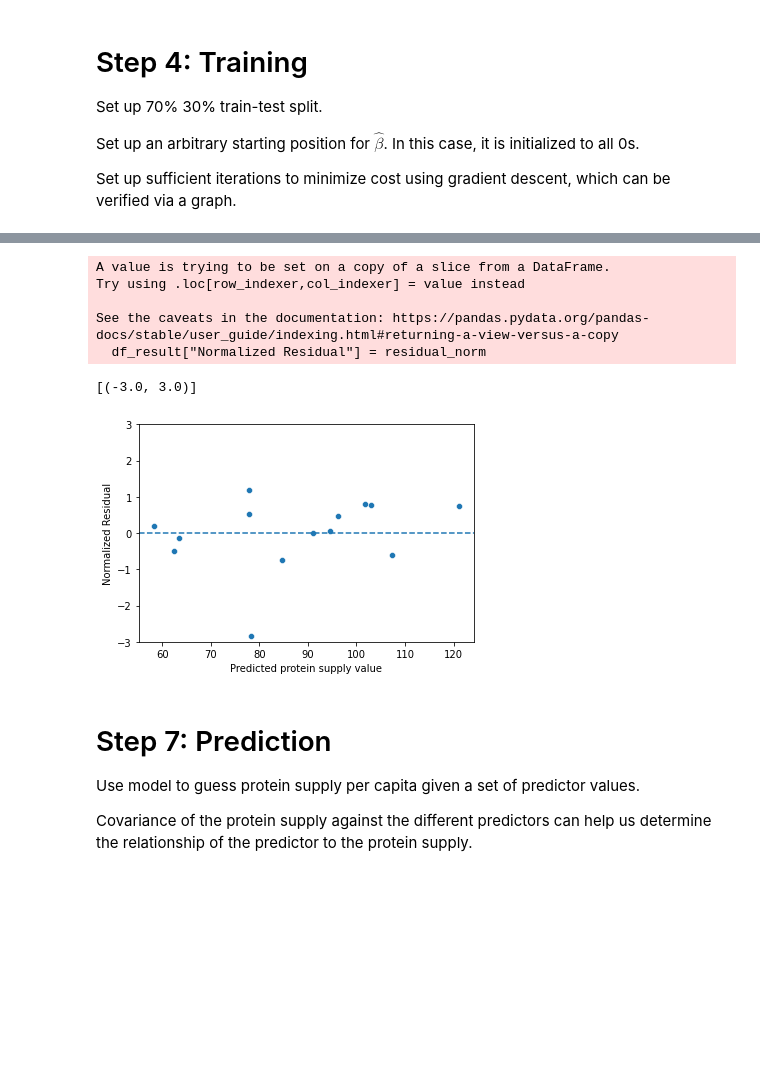
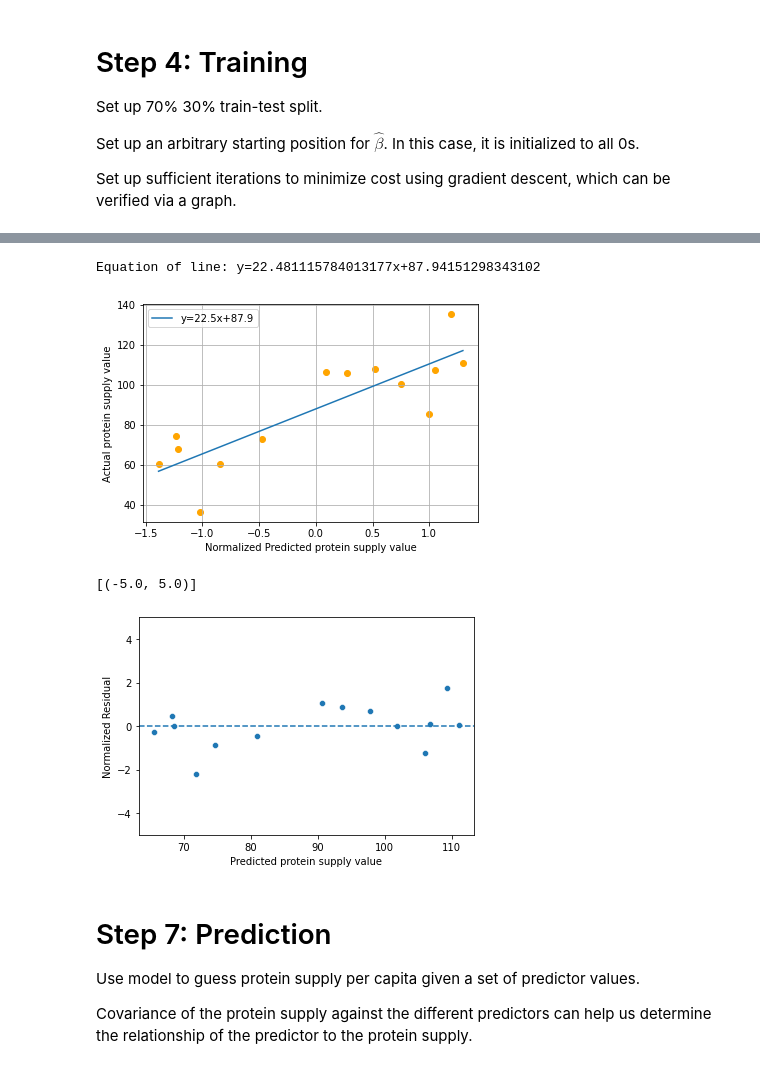
Before and after one commit to Derpythederp/Term-3-2D-DDW-, a Jupyter notebook: 2D Group 2 Task 3 (DDW).ipynb, the cells around one changed output, grey strips where cells are left out. Saved outputs shown, nothing was run; the diff lists cells and outputs as text; code cells hidden in the pictures; blank space fills up the shorter version.

Commit message:
Left to copy to template

```diff
--- a/2D Group 2 Task 3 (DDW).ipynb
+++ b/2D Group 2 Task 3 (DDW).ipynb
@@ -293,11 +352,11 @@ Index(['China, Taiwan Province of', 'Republic of Korea', 'Singapore',
 # %%
 # Normalize data for X variables
 df_aggregated = pd.read_csv("DDW Data/data_aggregated.csv")
-impt_cols = ["Country", "Temperature Change (degrees celsius)", "Consumer Price Index", "GDP per capita (USD millions)", "Import Quantity (tonnes per 1000 people)", "Export Quantity (tonnes per 1000 people)", "Production Quantity(tonnes per 1000 people)", "Protein Supply per g per pax (y)"]
+impt_cols = ["Country", "Population (per 1000)", "Temperature Change (degrees celsius)", "Consumer Price Index", "GDP per capita (USD millions)", "Import Quantity (tonnes per 1000 people)", "Export Quantity (tonnes per 1000 people)", "Production Quantity(tonnes per 1000 people)", "Protein Supply per g per pax (y)"]
 df_aggregated_reduced = df_aggregated[impt_cols]
 # display(df_aggregated_reduced)
 
-feature_names = ["Temperature Change (degrees celsius)", "Consumer Price Index", "GDP per capita (USD millions)", "Import Quantity (tonnes per 1000 people)", "Export Quantity (tonnes per 1000 people)", "Production Quantity(tonnes per 1000 people)"]
+feature_names = ["Population (per 1000)", "Temperature Change (degrees celsius)", "Consumer Price Index", "GDP per capita (USD millions)", "Import Quantity (tonnes per 1000 people)", "Export Quantity (tonnes per 1000 people)", "Production Quantity(tonnes per 1000 people)"]
 target_names = ["Protein Supply per g per pax (y)"]
 df_features, df_target = get_features_targets(df_aggregated_reduced, feature_names, target_names)
 df_features_norm = normalize_z(df_features)
@@ -361,7 +429,7 @@ fig.set_figwidth(width)
 # Visualize Data - Scatterplot: Y against various X
 height, width = (30, 50)
 font_size = 30
-predictors = df_features.columns
+predictors = df_features_norm.columns
 predictor_count = len(predictors)
 nrows = 2
 ncols = predictor_count // nrows
@@ -489,11 +571,11 @@ pred = predict(df_features_test, beta)  # Predicted y_hat value
 # target = prepare_target(df_target_train)  # TESTING
 # pred = predict(df_features_train, beta)  # TESTING
 # %%
-df_result = df_features_test
+df_result = df_features_test.copy(deep=True)
 # df_result = df_features_train  # TESTING
-df_result["Actual protein supply value"] = target
-df_result["Predicted protein supply value"] = pred
-df_result["Residual"] = target - pred
+df_result.loc[:, "Actual protein supply value"] = target
+df_result.loc[:, "Predicted protein supply value"] = pred
+df_result.loc[:, "Residual"] = target - pred
 
 display(df_result)
 # %% [output]
@@ -662,23 +717,50 @@ Residual Plot is a plot of predicted y against standardized residual.
 * Iterations in gradient descent
 * Starting guesses for $\hat{b}$, the column vector containing $\beta_i$
+# %%
+# Predicted vs actual scatterplot
+
+# Get equation of straight line without any other libraries using gradient descent
+x_linreg_norm = normalize_z(df_result[["Predicted protein supply value"]])
+x_linreg = prepare_feature(x_linreg_norm)
+target_linreg = prepare_target(df_result[["Actual protein supply value"]])
+iterations_linreg = 1500
+alpha_linreg = 0.01
+beta_linreg = np.zeros((2,1))  # beta_0 and beta_1
+beta_linreg, J_storage_linreg = gradient_descent(x_linreg, target_linreg, beta_linreg, alpha_linreg, iterations_linreg)
+# plt.plot(J_storage_linreg)
+print(f"Equation of line: y={beta_linreg.flatten()[1]}x+{beta_linreg.flatten()[0]}")
+
+# Plot best fit line
+start_x_line = x_linreg_norm.min()
+end_x_line = x_linreg_norm.max()
+start_y_line = beta_linreg[1] * start_x_line[0]  + beta_linreg[0]
+end_y_line = beta_linreg[1] * end_x_line[0] + beta_linreg[0]
+
+plt.scatter(x_linreg_norm, target_linreg, marker="o", color="orange")
+plt.plot([start_x_line, end_x_line], [start_y_line, end_y_line])
+plt.xlabel("Normalized Predicted protein supply value")
+plt.ylabel("Actual protein supply value")
+plt.legend([f"y={beta_linreg.flatten()[1]:0.1f}x+{beta_linreg.flatten()[0]:0.1f}"], loc="upper left")
+plt.grid()
+# %% [output]
+Equation of line: y=22.481115784013177x+87.94151298343102
+[figure, added]
 # %%
 # Residual plot: Fitted y_hat against residual
+# Ensure there is no pattern that hints to bias in the model
+# Run cell twice if nothing appears
+
 residual = df_result[["Residual"]]
 residual_norm = normalize_z(residual)
-df_result["Normalized Residual"] = residual_norm
+df_result.loc[:, "Normalized Residual"] = residual_norm
 
 
-scatplt = sns.scatterplot(data=df_result, y="Normalized Residual", x="Predicted protein supply value")
+scatplt = sns.scatterplot(data=df_result, x="Predicted protein supply value", y="Normalized Residual")
 scatplt.axhline(0, linestyle="--")
-scatplt.set(ylim=(-3, 3))
+scatplt.set(ylim=(-5, 5))
 # %% [output]
-A value is trying to be set on a copy of a slice from a DataFrame.
-Try using .loc[row_indexer,col_indexer] = value instead
-
-See the caveats in the documentation: https://pandas.pydata.org/pandas-docs/stable/user_guide/indexing.html#returning-a-view-versus-a-copy
-  df_result["Normalized Residual"] = residual_norm
+[(-5.0, 5.0)]
-[(-3.0, 3.0)]
-[figure, old version]
+[figure, new version]
 # %% [markdown]
 <a id='step7'></a>
 # Step 7: Prediction
```
Also changed, not shown: parts of 33 cells of this notebook, 1 other file.
